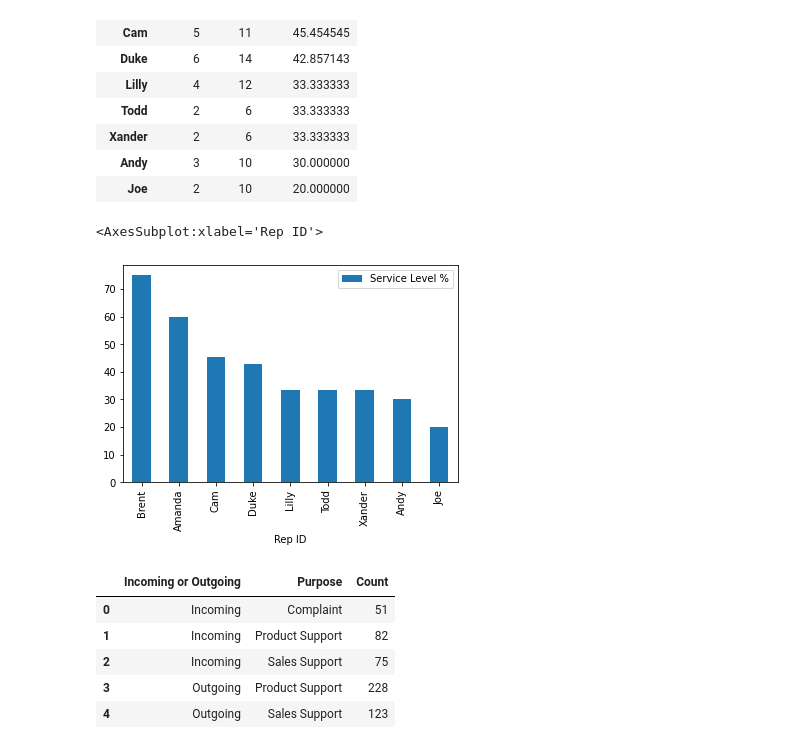
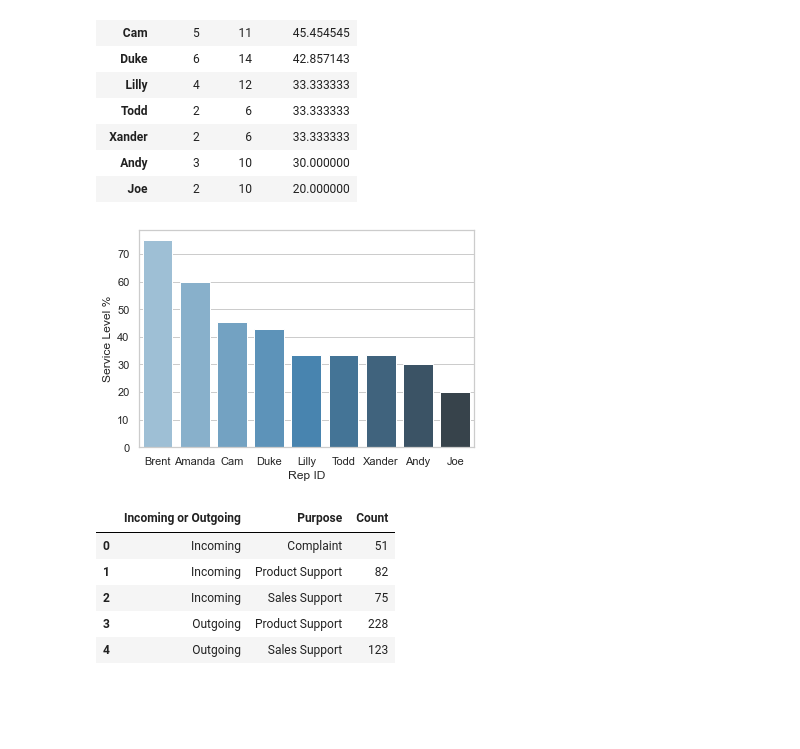
Before and after one commit to LizzCallahan/call-center-cleanup-assignment, a Jupyter notebook: Call Center Cleanup.ipynb, the cells around one changed output. Saved outputs shown, nothing was run; the diff lists cells and outputs as text; code cells hidden in the pictures; blank space fills up the shorter version.

```diff
--- a/Call Center Cleanup.ipynb
+++ b/Call Center Cleanup.ipynb
@@ -549,12 +552,12 @@ service_level
 | Andy | 3 | 10 | 30.000000 |
 | Joe | 2 | 10 | 20.000000 |
 # %%
-# For visualization 2, I'm using a pandas bar chart to show service level % by rep.
-# I sorted by Service Level % to help easily see who is performing well and not as well.
-service_level.plot.bar(y="Service Level %")
+# For visualization 2, I'm using a seaborn bar chart to show service level % by rep.
+# I sorted by Service Level % and used a gradient to help easily see who is performing well and not as well.
+service_level = pd.DataFrame(service_level.reset_index())
+ax = sns.barplot(x = "Rep ID", y="Service Level %", data=service_level, palette="Blues_d")
 # %% [output]
-<AxesSubplot:xlabel='Rep ID'>
-[figure, old version]
+[figure, new version]
 # %%
 # Create visualization 3 here
 # The three dictionaries, complaints, sales_support, and product_support, have the information you need
```
Also changed, not shown: parts of 5 cells of this notebook.
